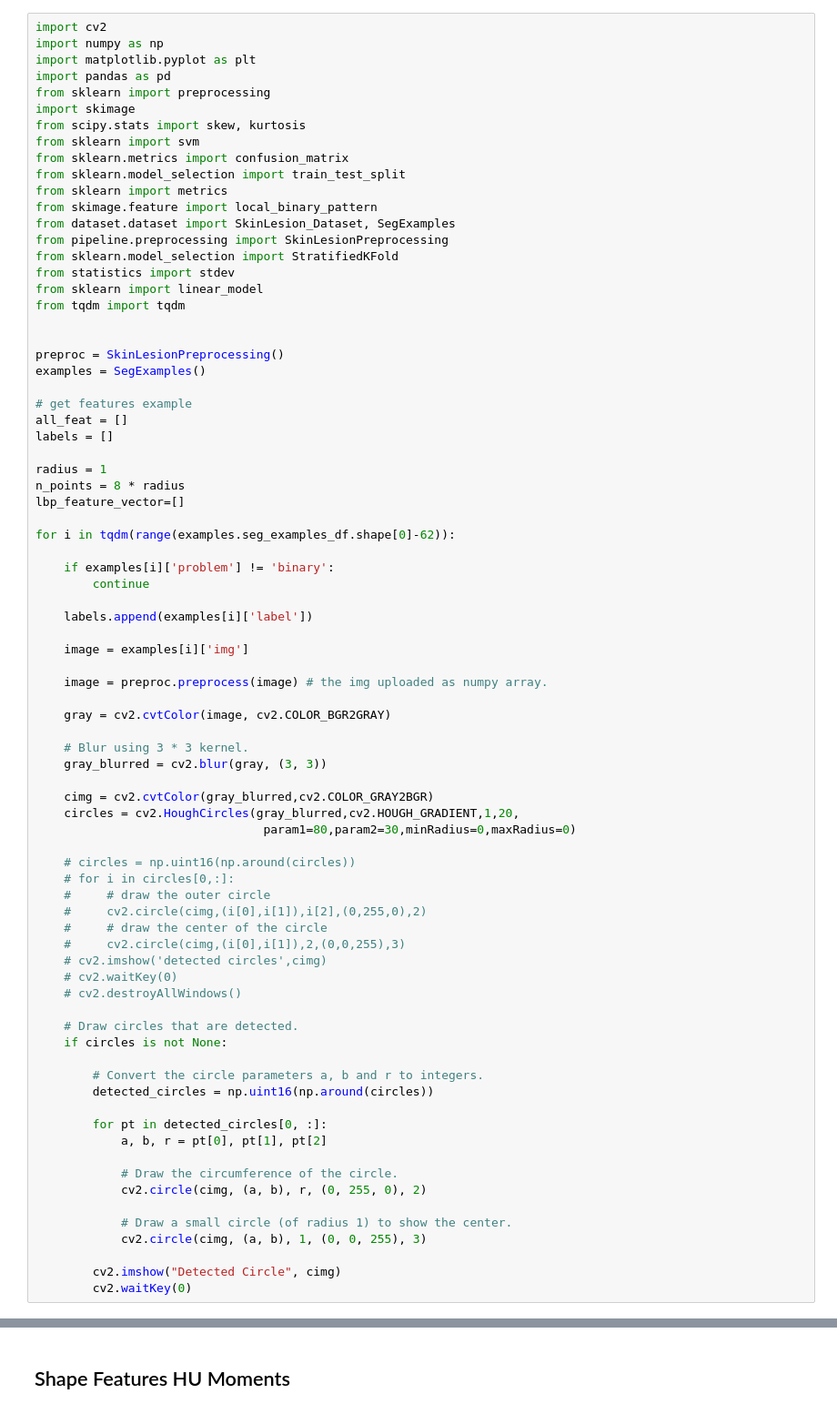
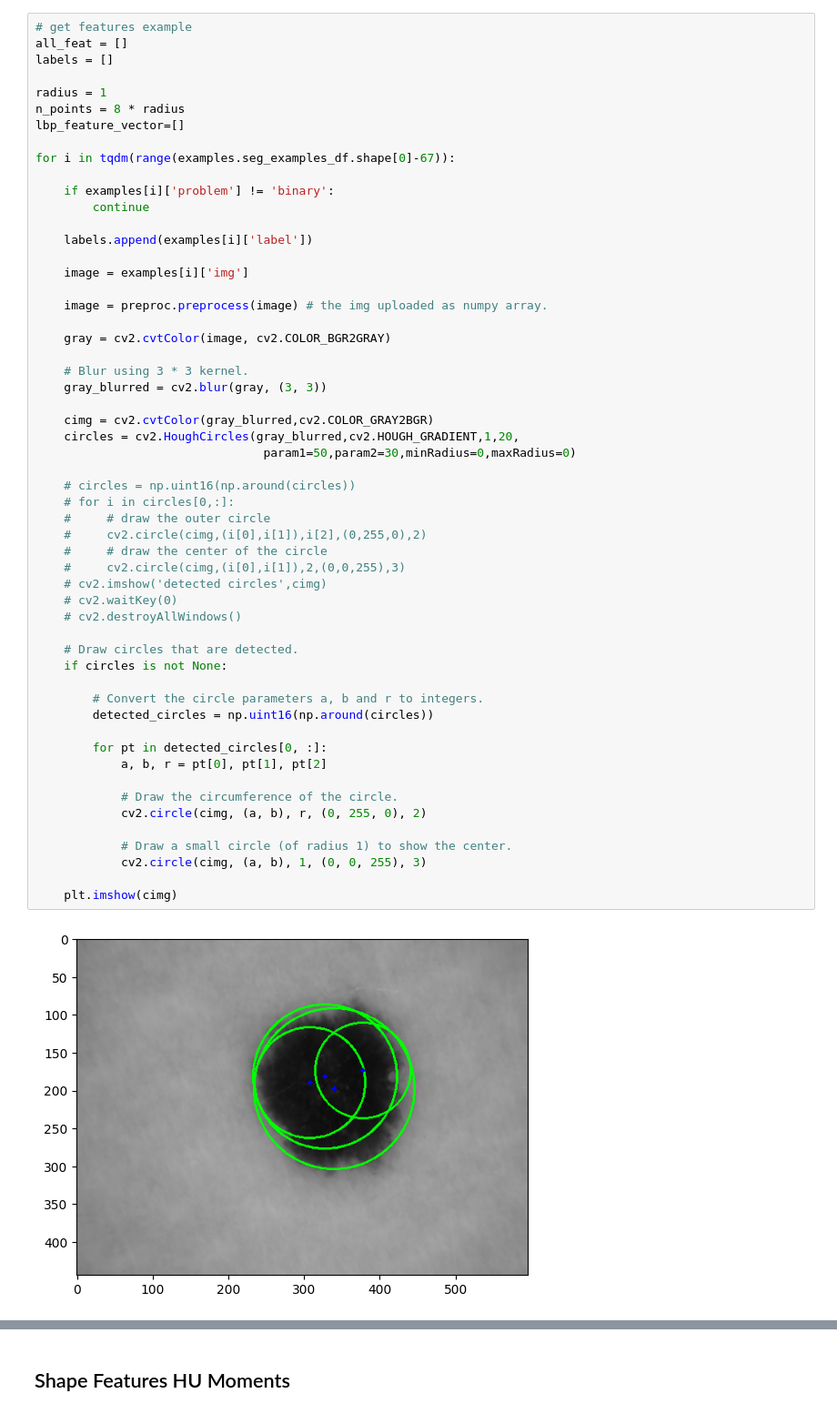
Before and after one commit to cansuyalcinn/skin-lesion-segmentation, a Jupyter notebook: notebooks/shape_features.ipynb, the cells around one changed output, grey strips where cells are left out. Shown at 91% size. Saved outputs shown, nothing was run; the diff lists cells and outputs as text.

```diff
--- a/notebooks/shape_features.ipynb
+++ b/notebooks/shape_features.ipynb
@@ -1,27 +30,4 @@
 # %%
-import cv2
-import numpy as np
-import matplotlib.pyplot as plt
-import pandas as pd
-from sklearn import preprocessing
-import skimage
-from scipy.stats import skew, kurtosis
-from sklearn import svm
-from sklearn.metrics import confusion_matrix
-from sklearn.model_selection import train_test_split
-from sklearn import metrics
-from skimage.feature import local_binary_pattern
-from dataset.dataset import SkinLesion_Dataset, SegExamples
-from pipeline.preprocessing import SkinLesionPreprocessing
-from sklearn.model_selection import StratifiedKFold
-from statistics import stdev
-from sklearn import linear_model
-from tqdm import tqdm
-
-
-preproc = SkinLesionPreprocessing()
-examples = SegExamples()
-
 # get features example
 all_feat = []
 labels = []
@@ -30,7 +36,7 @@ radius = 1
 n_points = 8 * radius
 lbp_feature_vector=[]
 
-for i in tqdm(range(examples.seg_examples_df.shape[0]-62)):
+for i in tqdm(range(examples.seg_examples_df.shape[0]-67)):
 
     if examples[i]['problem'] != 'binary':
         continue
@@ -47,33 +53,34 @@ for i in tqdm(range(examples.seg_examples_df.shape[0]-62)):
     gray_blurred = cv2.blur(gray, (3, 3))
 
     cimg = cv2.cvtColor(gray_blurred,cv2.COLOR_GRAY2BGR)
     circles = cv2.HoughCircles(gray_blurred,cv2.HOUGH_GRADIENT,1,20,
-                                param1=80,param2=30,minRadius=0,maxRadius=0)
+                                param1=50,param2=30,minRadius=0,maxRadius=0)
 
     # circles = np.uint16(np.around(circles))
     # for i in circles[0,:]:
     #     # draw the outer circle
     #     cv2.circle(cimg,(i[0],i[1]),i[2],(0,255,0),2)
     #     # draw the center of the circle
     #     cv2.circle(cimg,(i[0],i[1]),2,(0,0,255),3)
     # cv2.imshow('detected circles',cimg)
     # cv2.waitKey(0)
     # cv2.destroyAllWindows()
 
     # Draw circles that are detected.
     if circles is not None:
 
         # Convert the circle parameters a, b and r to integers.
         detected_circles = np.uint16(np.around(circles))
 
         for pt in detected_circles[0, :]:
             a, b, r = pt[0], pt[1], pt[2]
 
             # Draw the circumference of the circle.
             cv2.circle(cimg, (a, b), r, (0, 255, 0), 2)
 
             # Draw a small circle (of radius 1) to show the center.
             cv2.circle(cimg, (a, b), 1, (0, 0, 255), 3)
 
-        cv2.imshow("Detected Circle", cimg)
-        cv2.waitKey(0)
+    plt.imshow(cimg)
+# %% [output]
+[figure, added]
```
Also changed, not shown: parts of 3 cells of this notebook.
